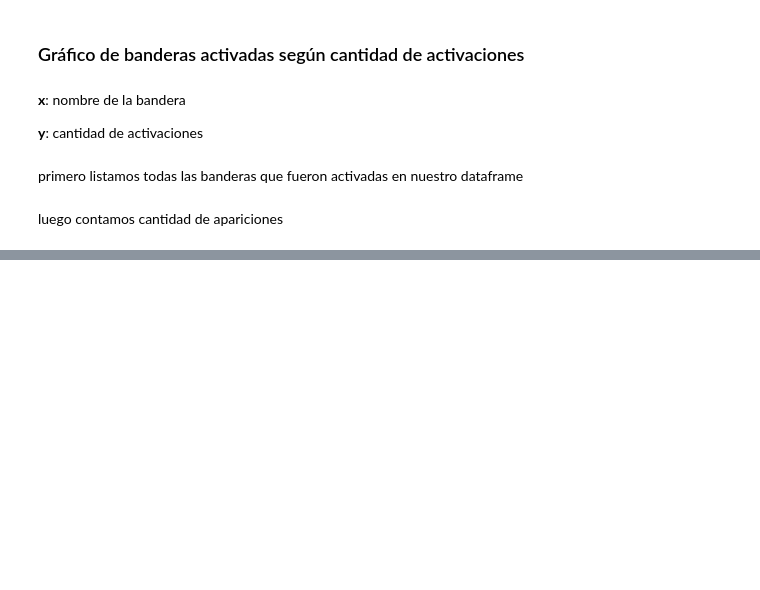
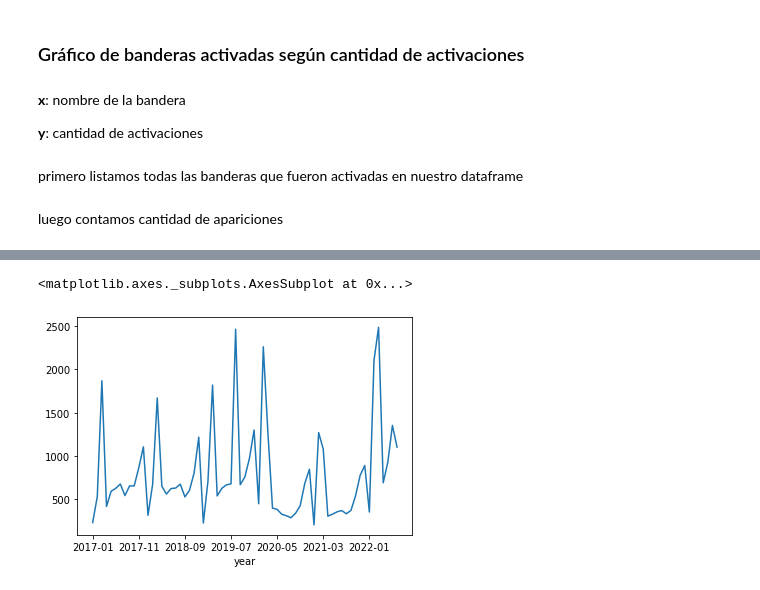
Before and after one commit to matiaslopezs/analisisComplaints, a Jupyter notebook: AnalisisComplaints.ipynb, the cells around one changed output, grey strips where cells are left out. Drawn from its saved outputs; the diff is of its cells as text; code cells hidden in the pictures; blank space fills up the shorter version.

```diff
--- a/AnalisisComplaints.ipynb
+++ b/AnalisisComplaints.ipynb
@@ -337,0 +333,10 @@ plt.bar(lista_apariciones_band,lista_apariciones_band.keys())
+# %%
+banderas_merge_wo_na = banderas_records_merge.dropna(subset=['bandera'])
+banderas_merge_wo_na = banderas_merge_wo_na[banderas_merge_wo_na['bandera'] != '']
+banderas_merge_wo_na['year'] = banderas_merge_wo_na.apply(lambda x: x['compiledRelease/date'][0:7], axis=1)
+df_ban_wo_na_plot = banderas_merge_wo_na.groupby(['year']).size()
+df_ban_wo_na_plot.plot(kind = 'line')
+# banderas_merge_wo_na.shape
+# %% [output]
+<matplotlib.axes._subplots.AxesSubplot at 0x...>
+[figure, added]
```
Also changed, not shown: parts of 4 cells of this notebook.
